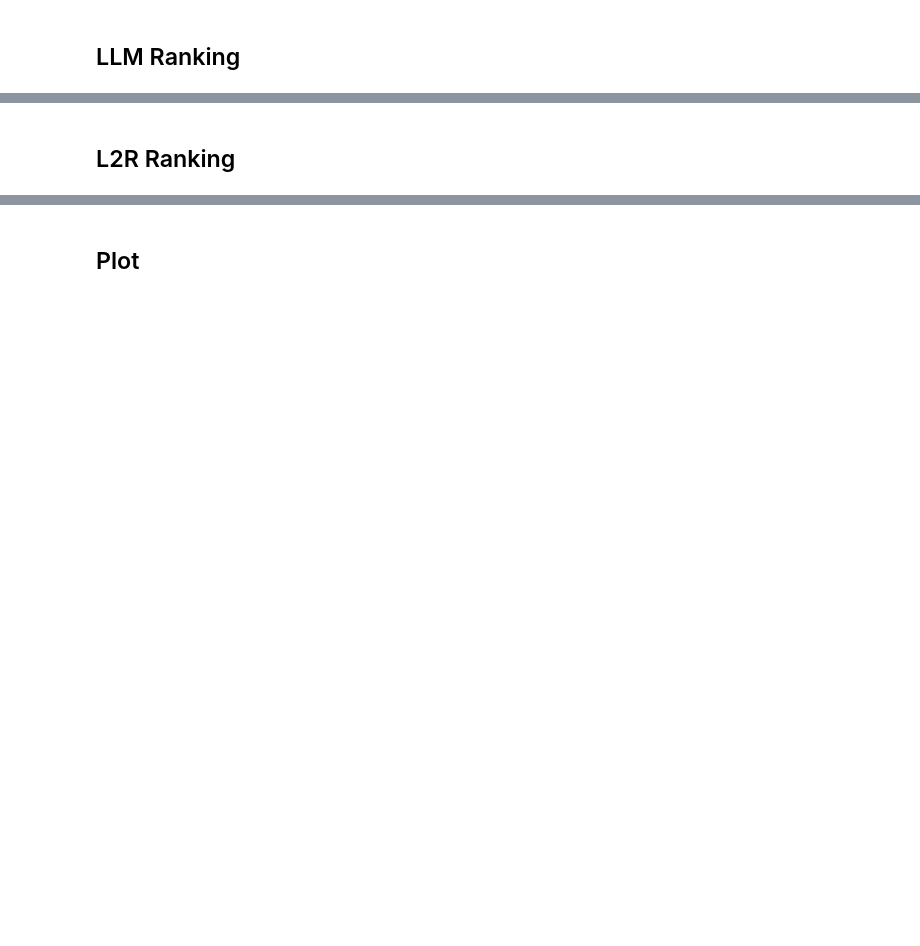
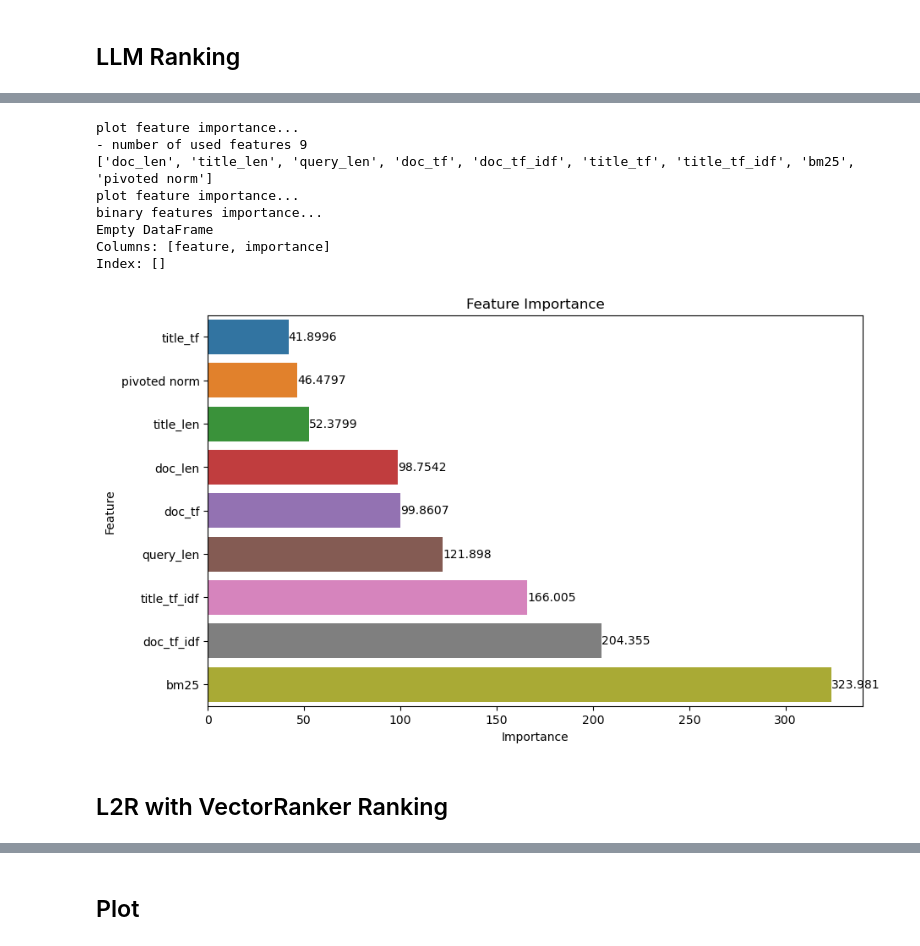
Before and after one commit to Peggy1210/SI650-final-project, a Jupyter notebook: IRsys.ipynb, the cells around one changed output, grey strips where cells are left out. Drawn from its saved outputs; the diff is of its cells as text; code cells hidden in the pictures; blank space fills up the shorter version.

```diff
--- a/IRsys.ipynb
+++ b/IRsys.ipynb
@@ -49,7 +53,7 @@ else:
     title_index = Indexer.create_index(
         IndexType.BasicInvertedIndex, dataset_file_path, preprocessor, stopwords, 0, text_key='title')
 print("number of documents", title_index.statistics['number_of_documents'])
-main_index_directory_name = 'data/index-description'
+main_index_directory_name = 'data/index-description_mwf10'
 if os.path.exists(main_index_directory_name):
     print('- reading document index from file...')
     main_index = BasicInvertedIndex()
@@ -57,7 +61,7 @@ if os.path.exists(main_index_directory_name):
 else:
     print('- creating document index...')
     main_index = Indexer.create_index(
-        IndexType.BasicInvertedIndex, dataset_file_path, preprocessor, stopwords, 0, text_key="description")
+        IndexType.BasicInvertedIndex, dataset_file_path, preprocessor, stopwords, 10, text_key="description")
 print("number of documents", main_index.statistics['number_of_documents'])
 # %% [output]
 initializing tokenizer...
@@ -344,4 +303,3 @@ llm_score
 # %%
-# print('training...')
-# training_data_filename = 'data/hw2_relevance.train.csv'
-# l2r_basic.train(training_data_filename)
+print('training...')
+l2r_bm25.train(training_filename, resume_data_filename)
@@ -348,2 +328,51 @@ llm_score
+# %%
+print('plot feature importance...')
+feature_names = [
+        'doc_len', 'title_len', 'query_len',
+        'doc_tf', 'doc_tf_idf', 'title_tf', 'title_tf_idf',
+        'bm25', 'pivoted norm', #'pagerank', 'HITS hub', 'HITS auth',
+        # 'skill similarity'
+        # 'cross encoder',
+        #'title_myscore', 'doc_myscore', 'total_cat'
+]
+num_binary = len(feature_names)
+num_cat = len(l2r_bm25.model.ranker.feature_name_) - len(feature_names)
+for i in range(num_cat):
+    feature_names.append(f'cat{i}')
+print("- number of used features", len(l2r_bm25.model.ranker.feature_name_))
+print(feature_names)
+importance = l2r_bm25.model.ranker.feature_importances_
+importance_df = pd.DataFrame({
+    'feature': feature_names,
+    'importance': importance
+})
+df_binary = importance_df.iloc[num_binary:]
+df = importance_df.iloc[:num_binary]
+df = df.sort_values(by=['importance'])
+
+# Plot feature importance
+print('plot feature importance...')
+plt.figure(figsize=(10, 6))
+ax = sns.barplot(data=df, x='importance', y='feature')
+ax.bar_label(ax.containers[0], fontsize=10)
+plt.xlabel('Importance')
+plt.ylabel('Feature')
+plt.title('Feature Importance')
+plt.savefig(FIG_PATH + 'feature_importance_aug.png')
+
+print('binary features importance...')
+df_binary = importance_df.iloc[num_binary:]
+df_binary = df_binary.sort_values(by=['importance'], ascending=False)
+print(df_binary.head(5))
+# %% [output]
+plot feature importance...
+- number of used features 9
+['doc_len', 'title_len', 'query_len', 'doc_tf', 'doc_tf_idf', 'title_tf', 'title_tf_idf', 'bm25', 'pivoted norm']
+plot feature importance...
+binary features importance...
+Empty DataFrame
+Columns: [feature, importance]
+Index: []
+[figure, added]
 # %% [markdown]
-## L2R Ranking
+## L2R with VectorRanker Ranking
```
Also changed, not shown: parts of 38 cells of this notebook, 4 other files.
